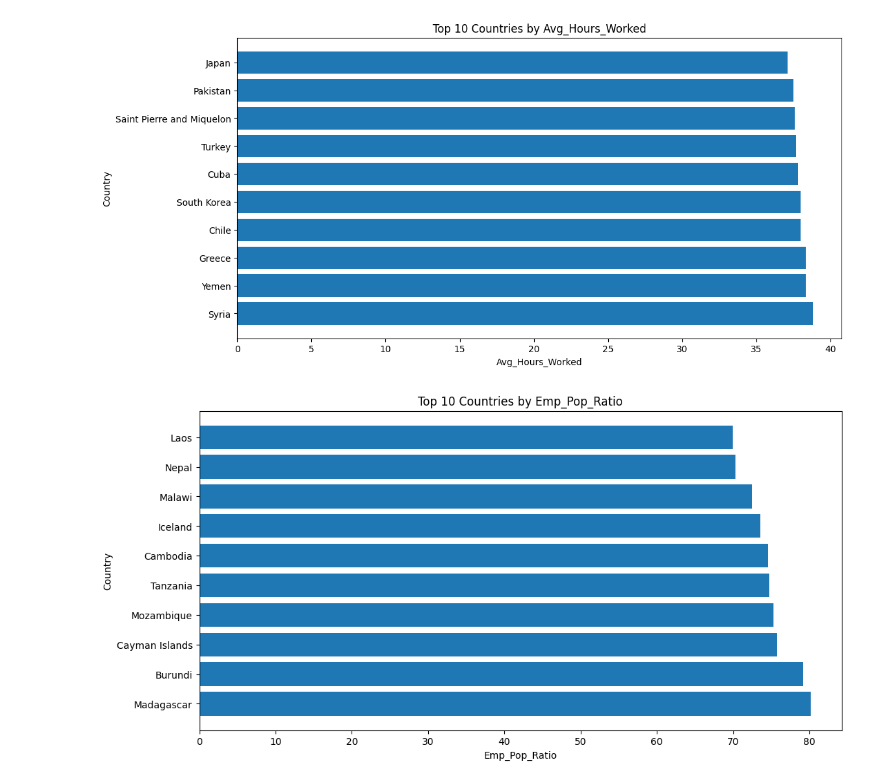
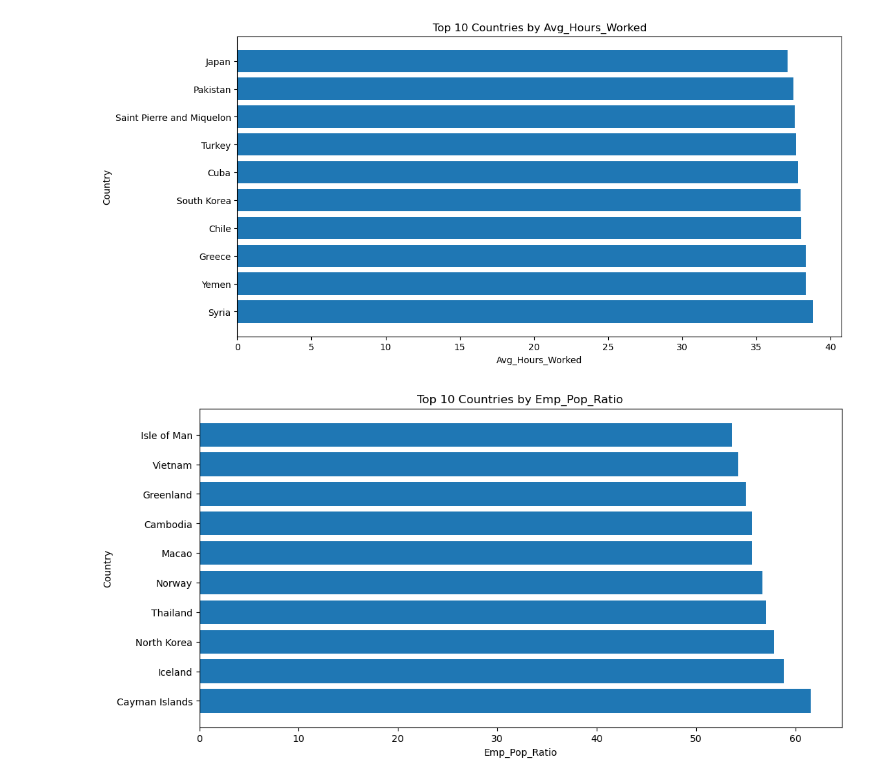
Before and after one commit to raishamaharrani/Project-3--Women-Wellbeing, a Jupyter notebook: professional_score.ipynb, the cells around one changed output. Saved outputs shown, nothing was run; the diff lists cells and outputs as text; code cells hidden in the pictures.

```diff
--- a/professional_score.ipynb
+++ b/professional_score.ipynb
@@ -345,18 +271,18 @@ plt.show()
 [figure]
 # %%
 # Get the top 10 countries by Emp_Pop_Ratio
-top_countries = merged_df.groupby('Entity')['Emp_Pop_Ratio'].mean().reset_index()
+top_countries = imputed_df.groupby('Entity')['Emp_Pop_Ratio'].mean().reset_index()
 top_countries = top_countries.nlargest(10, 'Emp_Pop_Ratio')
 
 # Plot the data
 plt.figure(figsize=(12, 6))
 plt.barh(top_countries['Entity'], top_countries['Emp_Pop_Ratio'])
 plt.title("Top 10 Countries by Emp_Pop_Ratio")
 plt.xlabel("Emp_Pop_Ratio")
 plt.ylabel("Country")
 plt.show()
 # %% [output]
-[figure, old version]
+[figure, new version]
 # %%
 # Get the top 10 countries by Gender_Wage_Gap
 top_countries = merged_df.groupby('Entity')['Gender_Wage_Gap'].mean().reset_index()
```
Also changed, not shown: parts of 21 cells of this notebook.
